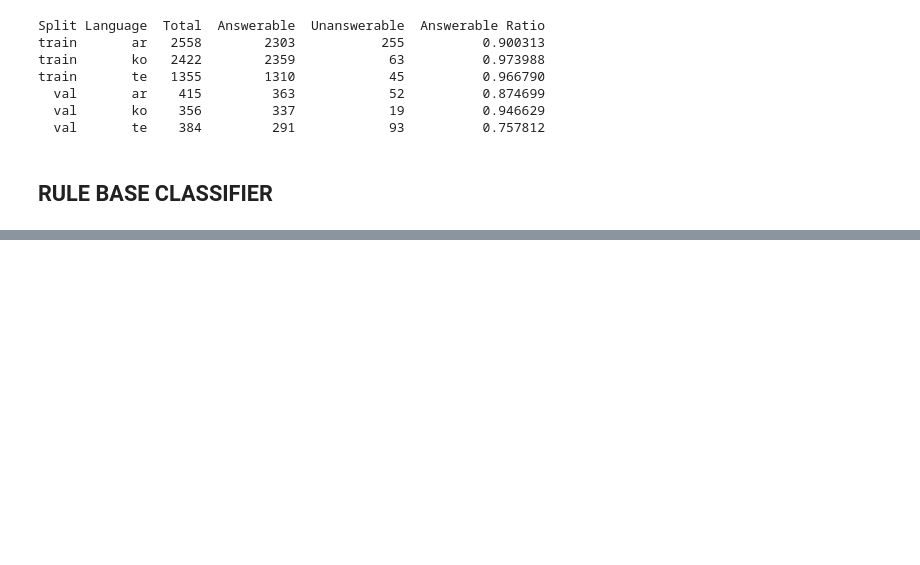
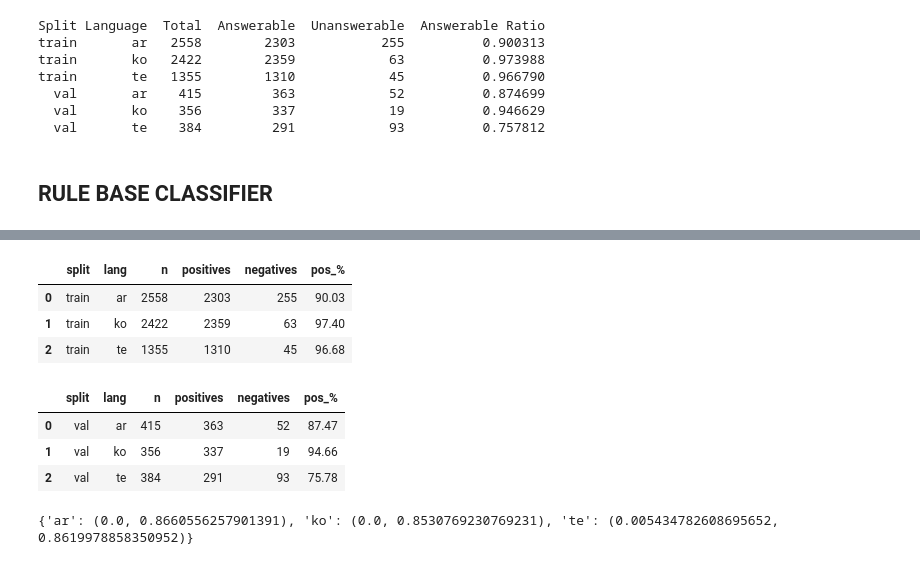
Before and after one commit to mrc300/NLP-Project, a Jupyter notebook: week36.ipynb, the cells around one changed output, grey strips where cells are left out. Saved outputs shown, nothing was run; the diff lists cells and outputs as text; code cells hidden in the pictures; blank space fills up the shorter version.

```diff
--- a/week36.ipynb
+++ b/week36.ipynb
@@ -882,0 +685,65 @@ You seem to be using the pipelines sequentially on GPU. In order to maximize eff
+# %%
+import pandas as pd
+
+def class_balance_report(df, name="df", langs=("ar","ko","te")):
+    rows = []
+    for lg in langs:
+        sub = df[df["lang"]==lg]
+        pos = int((sub["answerable"]==1).sum())
+        neg = int((sub["answerable"]==0).sum())
+        rows.append({
+            "split": name, "lang": lg, "n": len(sub),
+            "positives": pos, "negatives": neg,
+            "pos_%": round(100*pos/max(1,len(sub)),2)
+        })
+    return pd.DataFrame(rows)
+
+display(class_balance_report(df_train, "train"))
+display(class_balance_report(df_val,   "val"))
+# %% [output]
+|  | split | lang | n | positives | negatives | pos_% |
+| 0 | train | ar | 2558 | 2303 | 255 | 90.03 |
+| 1 | train | ko | 2422 | 2359 | 63 | 97.40 |
+| 2 | train | te | 1355 | 1310 | 45 | 96.68 |
+|  | split | lang | n | positives | negatives | pos_% |
+| 0 | val | ar | 415 | 363 | 52 | 87.47 |
+| 1 | val | ko | 356 | 337 | 19 | 94.66 |
+| 2 | val | te | 384 | 291 | 93 | 75.78 |
+# %%
+import numpy as np
+
+def compute_scores_for_lang(lang_code, translate_contexts=False):
+    tr = df_train[df_train["lang"]==lang_code].copy()
+    va = df_val[df_val["lang"]==lang_code].copy()
+
+    tr_q_en = tr["question_en"].astype(str).tolist()
+    va_q_en = va["question_en"].astype(str).tolist()
+
+    if translate_contexts and ("context_en" in tr.columns) and ("context_en" in va.columns):
+        tr_c_en = tr["context_en"].astype(str).tolist()
+        va_c_en = va["context_en"].astype(str).tolist()
+    else:
+        tr_c_en = tr["context"].astype(str).tolist()
+        va_c_en = va["context"].astype(str).tolist()
+
+    tr_q_tok = [tok_en_rm_stop(s) for s in tr_q_en]
+    va_q_tok = [tok_en_rm_stop(s) for s in va_q_en]
+    tr_c_tok = [tok_en_keep_all(s) for s in tr_c_en]
+    va_c_tok = [tok_en_keep_all(s) for s in va_c_en]
+
+    F_tr = build_features(tr_q_en, tr_c_en, tr_q_tok, tr_c_tok)
+    F_va = build_features(va_q_en, va_c_en, va_q_tok, va_c_tok)
+
+    s_tr = score(F_tr)
+    s_va = score(F_va)
+    y_tr = tr["answerable"].astype(int).values
+    y_va = va["answerable"].astype(int).values
+    return s_tr, y_tr, s_va, y_va
+
+scores = {}
+for lg in ["ar","ko","te"]:
+    scores[lg] = compute_scores_for_lang(lg, translate_contexts=False)
+
+print({lg: (float(scores[lg][0].min()), float(scores[lg][0].max())) for lg in scores})
+# %% [output]
+{'ar': (0.0, 0.8660556257901391), 'ko': (0.0, 0.8530769230769231), 'te': (0.005434782608695652, 0.8619978858350952)}
```
Also changed, not shown: parts of 34 cells of this notebook, 1 other file.
